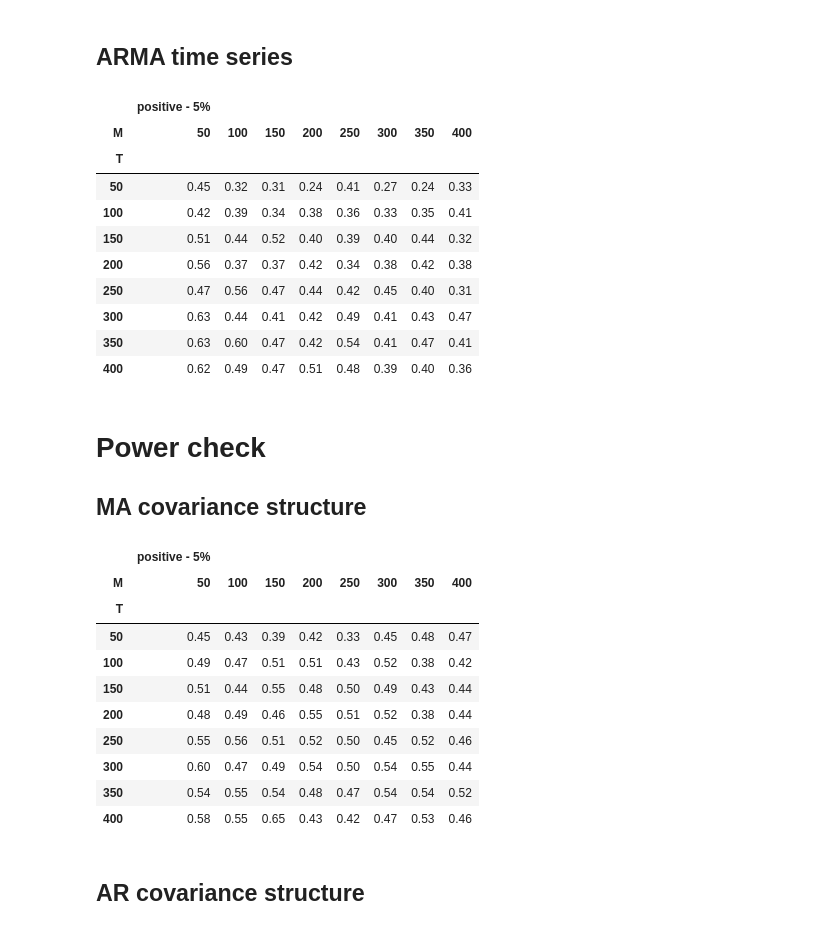
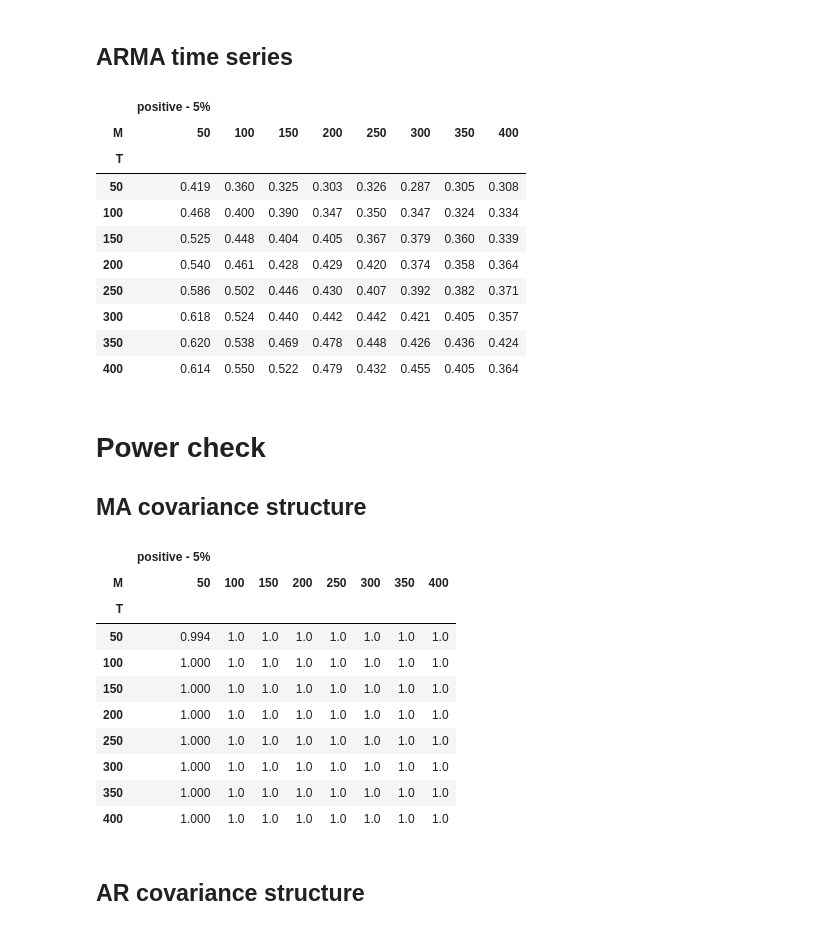
Before and after one commit to alexisrosuel/gpy-test, a Jupyter notebook: notebooks/level_power_check.ipynb, the cells around one changed output. Cells and saved outputs as stored; diff of their text form; code cells hidden in the pictures.

```diff
--- a/notebooks/level_power_check.ipynb
+++ b/notebooks/level_power_check.ipynb
@@ -28,7 +28,7 @@ T_range = np.arange(50, 400 + 50, 50)
 M_range = np.arange(50, 400 + 50, 50)
 
 # always repeat an experiment 1000 times
-n_repeats = 100
+n_repeats = 1000
 
 # always throw the first 100 time series samples
 burn = 100
@@ -154,7 +164,8 @@ df.with_columns(
 ## AR time series
 # %%
 time_ar, time_ma = 0, 0.8
-space_ar, space_ma = 0, 0
+space_ar_1, space_ma_1 = 0, 0
+space_ar_2, space_ma_2 = 0, 0
 
 tasks = []
 for T in T_range:
@@ -169,8 +180,10 @@ for T in T_range:
                 "burn": burn,
                 "time_ar": time_ar,
                 "time_ma": time_ma,
-                "space_ar": space_ar,
-                "space_ma": space_ma,
+                "space_ar_1": space_ar_1,
+                "space_ma_1": space_ma_1,
+                "space_ar_2": space_ar_2,
+                "space_ma_2": space_ma_2,
                 "is_complex_gaussian": is_complex_gaussian,
             },
         )
@@ -201,56 +214,60 @@ df.with_columns(
 ## ARMA time series
 # %%
 time_ar, time_ma = 0.2, 0.8
-space_ar, space_ma = 0, 0
+space_ar_1, space_ma_1 = 0, 0
+space_ar_2, space_ma_2 = 0, 0
 
 tasks = []
 for T in T_range:
     for M in M_range:
         task = (
             run,
             n_repeats,
             "arma_no_dependence",
             {
                 "T": T,
                 "M": M,
                 "burn": burn,
                 "time_ar": time_ar,
                 "time_ma": time_ma,
-                "space_ar": space_ar,
-                "space_ma": space_ma,
+                "space_ar_1": space_ar_1,
+                "space_ma_1": space_ma_1,
+                "space_ar_2": space_ar_2,
+                "space_ma_2": space_ma_2,
                 "is_complex_gaussian": is_complex_gaussian,
             },
         )
         tasks.append(task)
 
 results = Parallel(n_jobs=-1)(delayed(run_batch)(*task) for task in tqdm(tasks))
 
 df = load_batch("arma_no_dependence")
 positive_column_name = f"positive - {level:.0%}"
 df.with_columns(
     (pl.col("test_statistic") > 1.4).alias(positive_column_name).cast(pl.Float64)
 ).group_by(["T", "M", "time_ar", "time_ma"]).mean().to_pandas().pivot(
     index="T", columns=["M"], values=[positive_column_name]
 )
 # %% [output]
 |  | positive - 5% |  |  |  |  |  |  |  |
 | M | 50 | 100 | 150 | 200 | 250 | 300 | 350 | 400 |
 | T |  |  |  |  |  |  |  |  |
-| 50 | 0.45 | 0.32 | 0.31 | 0.24 | 0.41 | 0.27 | 0.24 | 0.33 |
-| 100 | 0.42 | 0.39 | 0.34 | 0.38 | 0.36 | 0.33 | 0.35 | 0.41 |
-| 150 | 0.51 | 0.44 | 0.52 | 0.40 | 0.39 | 0.40 | 0.44 | 0.32 |
-| 200 | 0.56 | 0.37 | 0.37 | 0.42 | 0.34 | 0.38 | 0.42 | 0.38 |
-| 250 | 0.47 | 0.56 | 0.47 | 0.44 | 0.42 | 0.45 | 0.40 | 0.31 |
-| 300 | 0.63 | 0.44 | 0.41 | 0.42 | 0.49 | 0.41 | 0.43 | 0.47 |
-| 350 | 0.63 | 0.60 | 0.47 | 0.42 | 0.54 | 0.41 | 0.47 | 0.41 |
-| 400 | 0.62 | 0.49 | 0.47 | 0.51 | 0.48 | 0.39 | 0.40 | 0.36 |
+| 50 | 0.419 | 0.360 | 0.325 | 0.303 | 0.326 | 0.287 | 0.305 | 0.308 |
+| 100 | 0.468 | 0.400 | 0.390 | 0.347 | 0.350 | 0.347 | 0.324 | 0.334 |
+| 150 | 0.525 | 0.448 | 0.404 | 0.405 | 0.367 | 0.379 | 0.360 | 0.339 |
+| 200 | 0.540 | 0.461 | 0.428 | 0.429 | 0.420 | 0.374 | 0.358 | 0.364 |
+| 250 | 0.586 | 0.502 | 0.446 | 0.430 | 0.407 | 0.392 | 0.382 | 0.371 |
+| 300 | 0.618 | 0.524 | 0.440 | 0.442 | 0.442 | 0.421 | 0.405 | 0.357 |
+| 350 | 0.620 | 0.538 | 0.469 | 0.478 | 0.448 | 0.426 | 0.436 | 0.424 |
+| 400 | 0.614 | 0.550 | 0.522 | 0.479 | 0.432 | 0.455 | 0.405 | 0.364 |
 # %% [markdown]
 # Power check
 ## MA covariance structure
 # %%
 # MA covariance structure
 time_ar, time_ma = 0.2, 0.8
-space_ar, space_ma = 0, 0.8
+space_ar_1, space_ma_1 = 0, 0.8
+space_ar_2, space_ma_2 = 0, 0.3
 
 tasks = []
 for T in T_range:
@@ -265,8 +282,10 @@ for T in T_range:
                 "burn": burn,
                 "time_ar": time_ar,
                 "time_ma": time_ma,
-                "space_ar": space_ar,
-                "space_ma": space_ma,
+                "space_ar_1": space_ar_1,
+                "space_ma_1": space_ma_1,
+                "space_ar_2": space_ar_2,
+                "space_ma_2": space_ma_2,
                 "is_complex_gaussian": is_complex_gaussian,
             },
         )
@@ -277,9 +296,9 @@ results = Parallel(n_jobs=-1)(delayed(run_batch)(*task) for task in tqdm(tasks))
 df = load_batch("ma_dependence")
 positive_column_name = f"positive - {level:.0%}"
 df.with_columns(
-    (pl.col("test_statistic") > 1.4).alias(positive_column_name).cast(pl.Float64)
+    (pl.col("test_statistic") > 4.99).alias(positive_column_name).cast(pl.Float64)
 ).group_by(
-    ["T", "M", "time_ar", "time_ma", "space_ar", "space_ma"]
+    ["T", "M", "time_ar", "time_ma", "space_ar_1", "space_ma_1", "space_ar_2", "space_ma_2"]
 ).mean().to_pandas().pivot(
     index="T", columns=["M"], values=[positive_column_name]
 )
@@ -287,14 +306,14 @@ df.with_columns(
 |  | positive - 5% |  |  |  |  |  |  |  |
 | M | 50 | 100 | 150 | 200 | 250 | 300 | 350 | 400 |
 | T |  |  |  |  |  |  |  |  |
-| 50 | 0.45 | 0.43 | 0.39 | 0.42 | 0.33 | 0.45 | 0.48 | 0.47 |
-| 100 | 0.49 | 0.47 | 0.51 | 0.51 | 0.43 | 0.52 | 0.38 | 0.42 |
-| 150 | 0.51 | 0.44 | 0.55 | 0.48 | 0.50 | 0.49 | 0.43 | 0.44 |
-| 200 | 0.48 | 0.49 | 0.46 | 0.55 | 0.51 | 0.52 | 0.38 | 0.44 |
-| 250 | 0.55 | 0.56 | 0.51 | 0.52 | 0.50 | 0.45 | 0.52 | 0.46 |
-| 300 | 0.60 | 0.47 | 0.49 | 0.54 | 0.50 | 0.54 | 0.55 | 0.44 |
-| 350 | 0.54 | 0.55 | 0.54 | 0.48 | 0.47 | 0.54 | 0.54 | 0.52 |
-| 400 | 0.58 | 0.55 | 0.65 | 0.43 | 0.42 | 0.47 | 0.53 | 0.46 |
+| 50 | 0.994 | 1.0 | 1.0 | 1.0 | 1.0 | 1.0 | 1.0 | 1.0 |
+| 100 | 1.000 | 1.0 | 1.0 | 1.0 | 1.0 | 1.0 | 1.0 | 1.0 |
+| 150 | 1.000 | 1.0 | 1.0 | 1.0 | 1.0 | 1.0 | 1.0 | 1.0 |
+| 200 | 1.000 | 1.0 | 1.0 | 1.0 | 1.0 | 1.0 | 1.0 | 1.0 |
+| 250 | 1.000 | 1.0 | 1.0 | 1.0 | 1.0 | 1.0 | 1.0 | 1.0 |
+| 300 | 1.000 | 1.0 | 1.0 | 1.0 | 1.0 | 1.0 | 1.0 | 1.0 |
+| 350 | 1.000 | 1.0 | 1.0 | 1.0 | 1.0 | 1.0 | 1.0 | 1.0 |
+| 400 | 1.000 | 1.0 | 1.0 | 1.0 | 1.0 | 1.0 | 1.0 | 1.0 |
 # %% [markdown]
 ## AR covariance structure
 # %%
```
Also changed, not shown: parts of 6 cells of this notebook, 20 other files.
